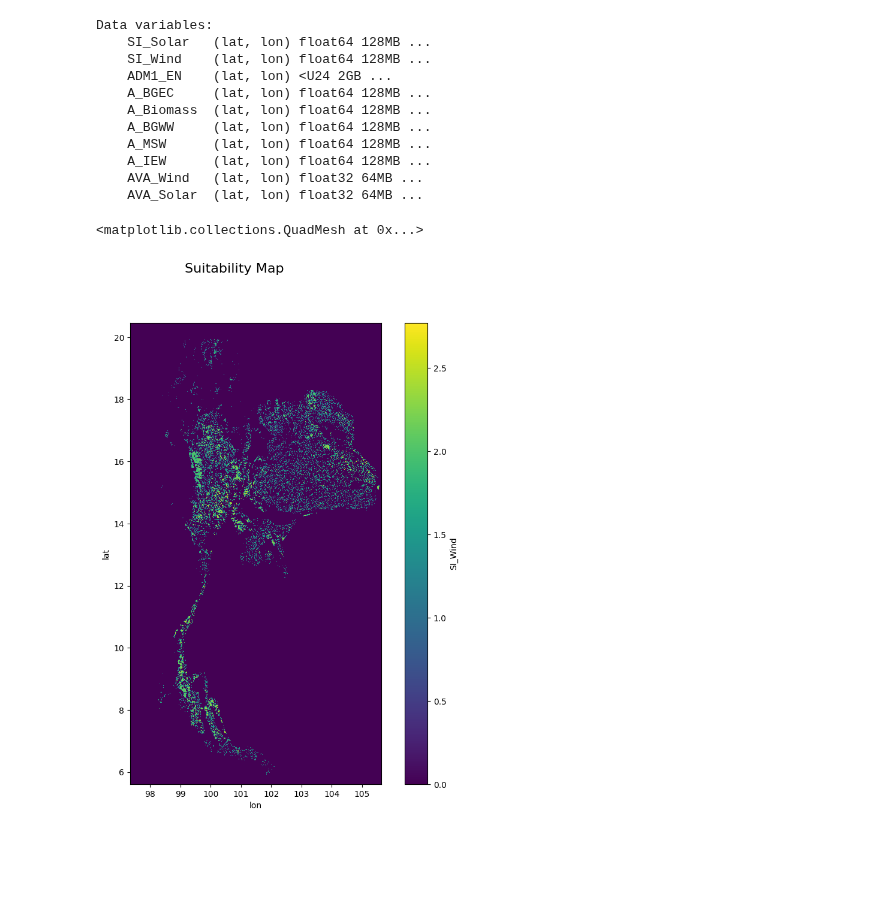
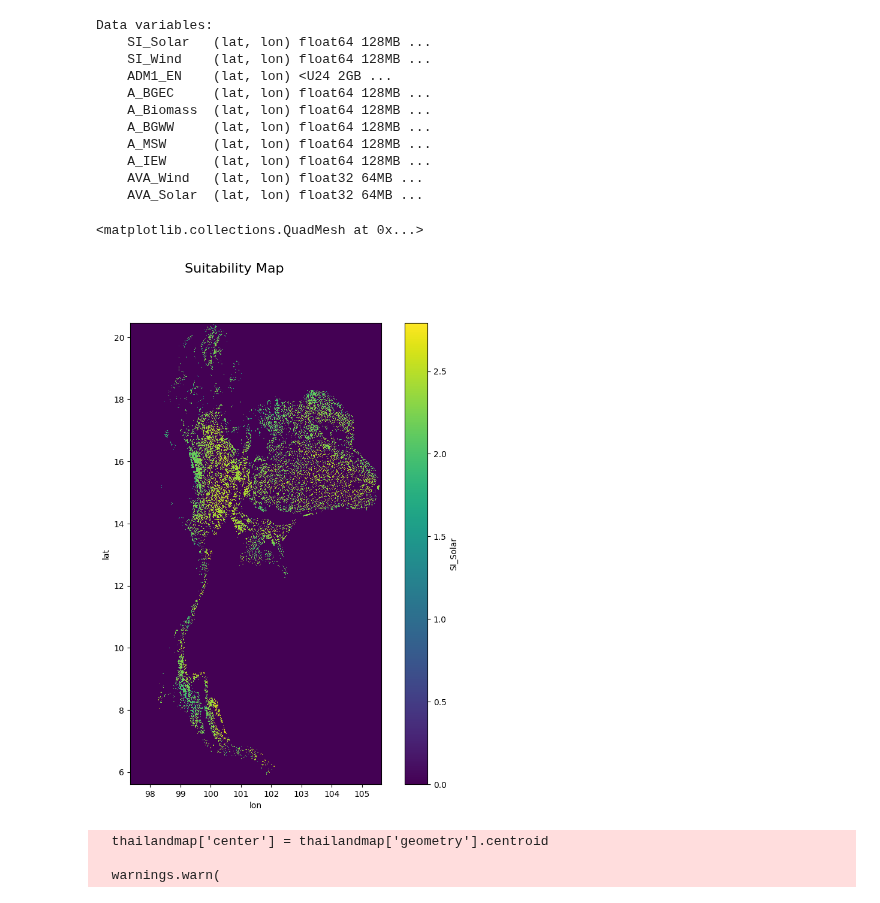
Before and after one commit to NarasetS/REPowerPlant_Siting, a Jupyter notebook: Checking_SI_map.ipynb, the cells around one changed output. Drawn from its saved outputs; the diff is of its cells as text; code cells hidden in the pictures; blank space fills up the shorter version.

```diff
--- a/Checking_SI_map.ipynb
+++ b/Checking_SI_map.ipynb
@@ -18,23 +18,74 @@ min_lat = thailandmap.unary_union.bounds[3]
 # %%
 xr_landuse_suitability_index = xr.open_dataset('Output\\xr_final_SI.nc')
 print(xr_landuse_suitability_index.data_vars)
 fig, ax = plt.subplots(figsize=(10,10))
 title = 'Suitability Map'
-type = 'SI_Wind'
+type = 'SI_Solar'
 fig.suptitle(str(title), fontsize=16)
 thailandmap.plot(ax = ax, color='none', edgecolor = 'black', zorder = 0,alpha = 0.1)
 xr_landuse_suitability_index[type].plot(ax = ax,zorder = 1)
 # %% [output]
 Data variables:
     SI_Solar   (lat, lon) float64 128MB ...
     SI_Wind    (lat, lon) float64 128MB ...
     ADM1_EN    (lat, lon) <U24 2GB ...
     A_BGEC     (lat, lon) float64 128MB ...
     A_Biomass  (lat, lon) float64 128MB ...
     A_BGWW     (lat, lon) float64 128MB ...
     A_MSW      (lat, lon) float64 128MB ...
     A_IEW      (lat, lon) float64 128MB ...
     AVA_Wind   (lat, lon) float32 64MB ...
     AVA_Solar  (lat, lon) float32 64MB ...
 <matplotlib.collections.QuadMesh at 0x...>
-[figure, old version]
+[figure, new version]
+# %%
+######### Next I assign Region to xarray ################################################################################
+region = pd.read_csv('Data\\Region.csv',index_col=False)
+thailandmap = gpd.read_file('Data\\tha_admbnda_adm1_rtsd_20220121\\tha_admbnda_adm1_rtsd_20220121.shp')
+thailandmap.crs = {'init': 'epsg:4326'}
+list_region = []
+count = 0
+for i in thailandmap['ADM1_TH']:
+    r = region['region'].loc[region['province'] == i]
+    try :
+        # print(i,r.values[0])
+        list_region.append(r.values[0])
+    except :
+        print(i,'xxxxxxxxxxxxxxxxxxxxxxxxxxxxxxxxxxxxx')
+        list_region.append('xxxxxxxxxxxxxxxxxxxxxxxxxxxxxxxxxx')
+thailandmap['region'] = list_region
+thailandmap['center'] = thailandmap['geometry'].centroid
+thailandmap = thailandmap.set_geometry('center')
+thailandmap = thailandmap.drop(columns=['Shape_Leng',
+                                        'Shape_Area',
+                                        'ADM1_PCODE',
+                                        'ADM1_REF',
+                                        'ADM1ALT1EN',
+                                        'ADM1ALT2EN',
+                                        'ADM1ALT1TH',
+                                        'ADM1ALT2TH',
+                                        'ADM0_EN',
+                                        'ADM0_TH',
+                                        'ADM0_PCODE',
+                                        'date',
+                                        'validOn',
+                                        'validTo'
+                                        ,'geometry'
+                                        ])
+df_final_SI = xr_landuse_suitability_index.to_dataframe()
+df_final_SI.reset_index(inplace=True)
+df_final_SI = gpd.GeoDataFrame(df_final_SI, geometry =gpd.points_from_xy(df_final_SI['lon'],df_final_SI['lat']))
+df_final_SI.crs = {'init': 'epsg:4326'}
+df_final_SI.reset_index(inplace= True, drop = False)
+df_final_SI_2 = gpd.sjoin_nearest(df_final_SI,thailandmap,how = 'left')
+df_final_SI_2 = df_final_SI_2.drop(columns=['ADM1_TH','geometry','index_right'])
+df_final_SI_2 = df_final_SI_2.drop_duplicates('index')
+df_final_SI_2 = df_final_SI_2.drop(columns=['index'])
+df_final_SI_2.reset_index(inplace= True, drop = True)
+df_final_SI_2 = df_final_SI_2.set_index(['lat', 'lon'])
+xr_landuse_suitability_index = xr.Dataset.from_dataframe(df_final_SI_2)
+#########################################################################################
+# %% [output]
+  thailandmap['center'] = thailandmap['geometry'].centroid
+
+  warnings.warn(
```
Also changed, not shown: parts of 8 cells of this notebook, 3 other files.
